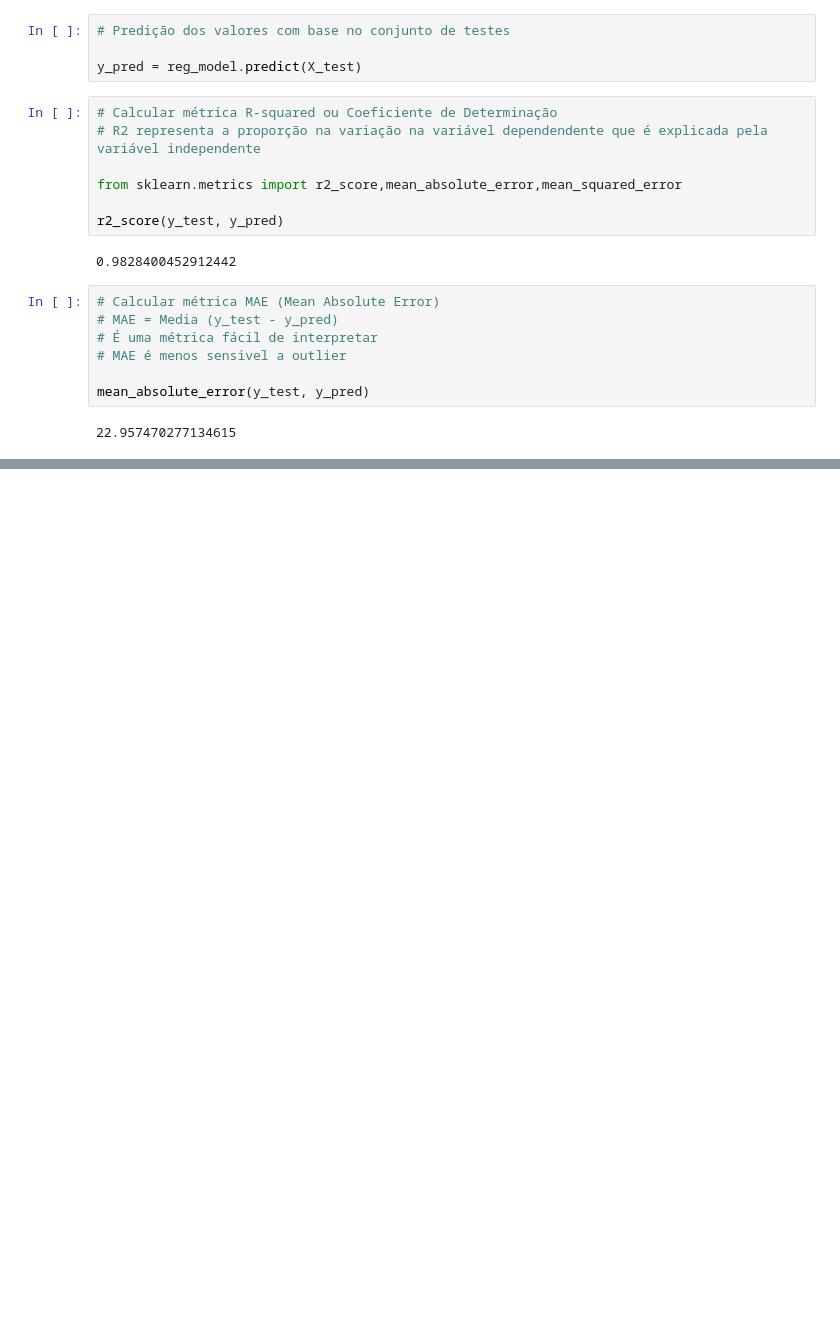
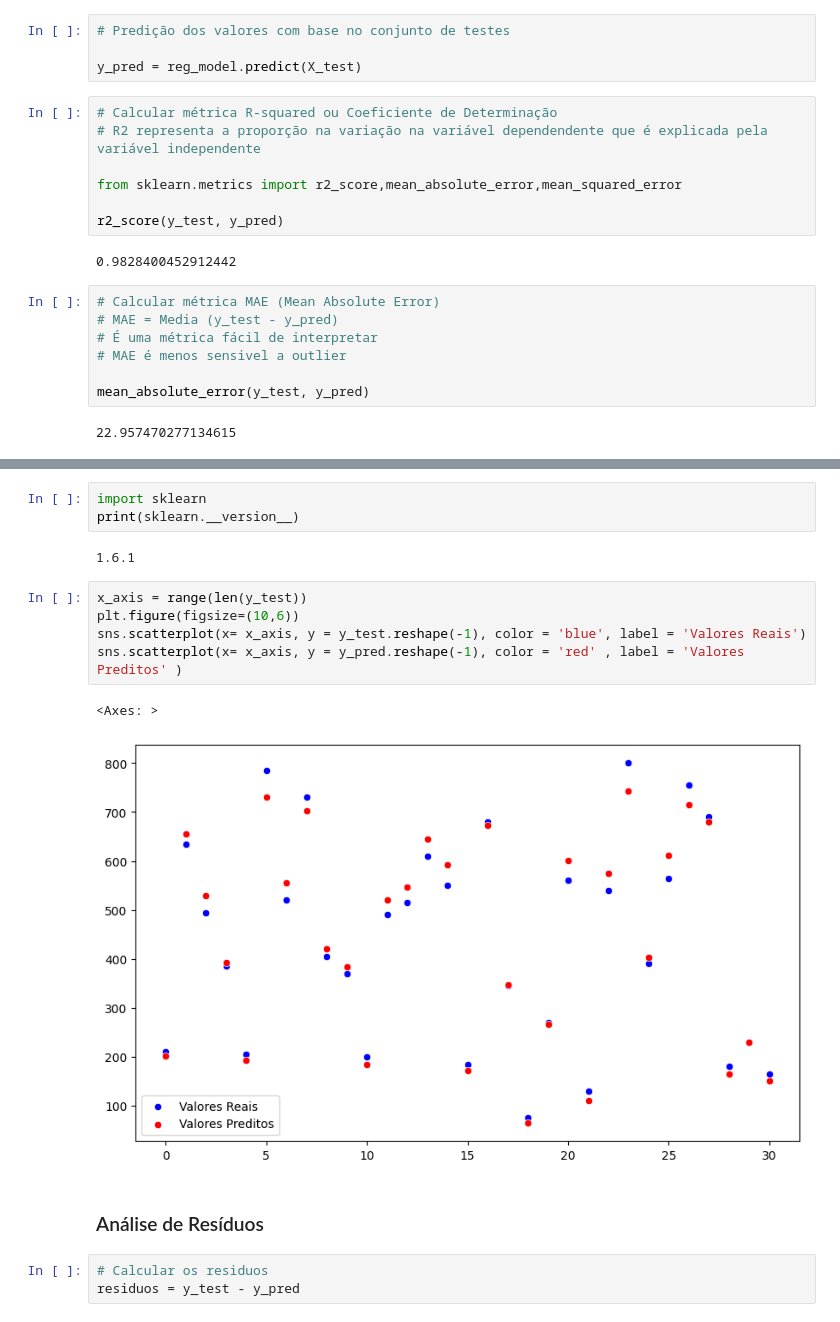
Before and after one commit to AlexandreFeltrin/EstudoIA, a Jupyter notebook: RegressaoLinearSimp/educationhours.ipynb, the cells around one changed output, grey strips where cells are left out. Saved outputs shown, nothing was run; the diff lists cells and outputs as text; blank space fills up the shorter version.

```diff
--- a/RegressaoLinearSimp/educationhours.ipynb
+++ b/RegressaoLinearSimp/educationhours.ipynb
@@ -161,0 +172,18 @@ mean_squared_error(y_test,y_pred)
+# %%
+import sklearn
+print(sklearn.__version__)
+# %% [output]
+1.6.1
+# %%
+x_axis = range(len(y_test))
+plt.figure(figsize=(10,6))
+sns.scatterplot(x= x_axis, y = y_test.reshape(-1), color = 'blue', label = 'Valores Reais')
+sns.scatterplot(x= x_axis, y = y_pred.reshape(-1), color = 'red' , label = 'Valores Preditos' )
+# %% [output]
+<Axes: >
+[figure, added]
+# %% [markdown]
+### Análise de Resíduos
+# %%
+# Calcular os residuos
+residuos = y_test - y_pred
```
Also changed, not shown: parts of 13 cells of this notebook, 5 other files.
